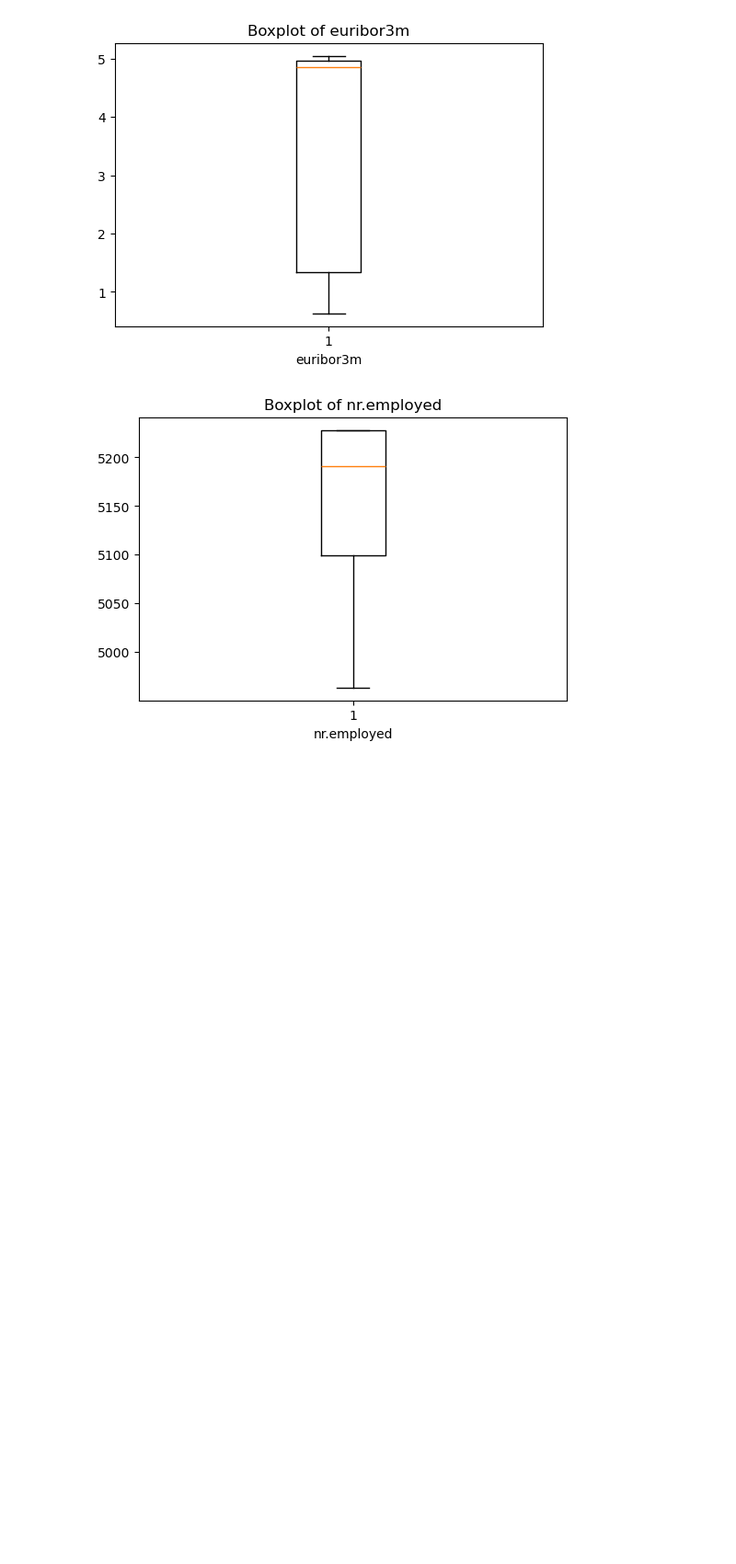
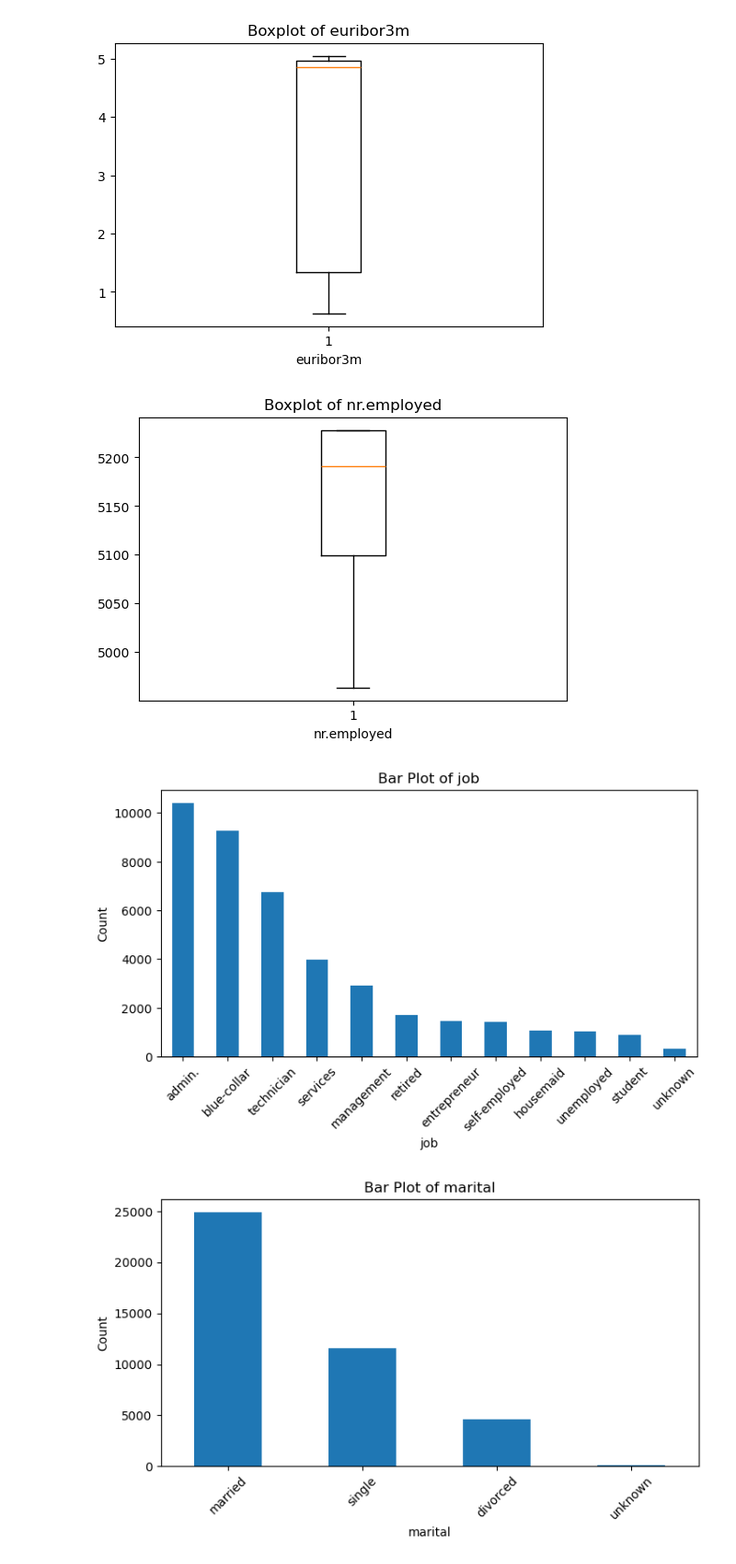
Before and after one commit to Aparna-31/Portugese-Bank-Marketing-Prediction, a Jupyter notebook: Portugese Bank Marketing .ipynb, the cells around one changed output. Shown at 92% size. Drawn from its saved outputs; the diff is of its cells as text; code cells hidden in the pictures; blank space fills up the shorter version.

```diff
--- a/Portugese Bank Marketing .ipynb
+++ b/Portugese Bank Marketing .ipynb
@@ -145,3 +145,18 @@ for col in numerical_cols:
 [figure]
 [figure]
 [figure]
+# %%
+categorical_cols = [col for col in data.columns if col not in numerical_cols]
+
+# Loop through each categorical column and plot bar chart
+for col in categorical_cols:
+    plt.figure(figsize=(8,4))
+    data[col].value_counts().plot(kind='bar')
+    plt.title(f'Bar Plot of {col}')
+    plt.xlabel(col)
+    plt.ylabel('Count')
+    plt.xticks(rotation=45)
+    plt.show()
+# %% [output]
+[figure, added]
+[figure, added]
```
Also changed, not shown: parts of 1 cell of this notebook.
